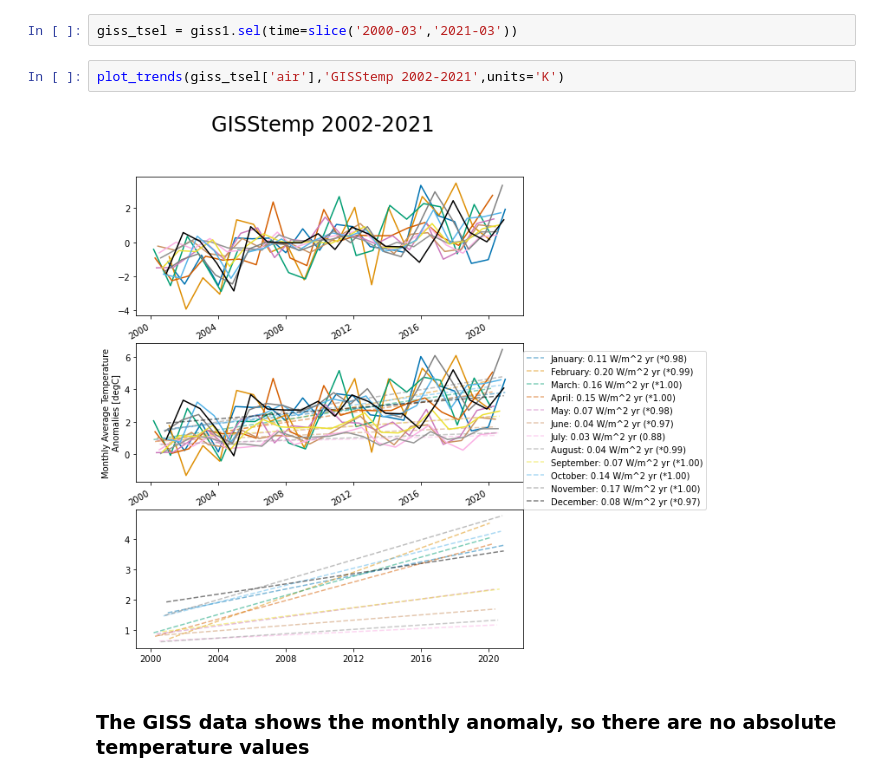
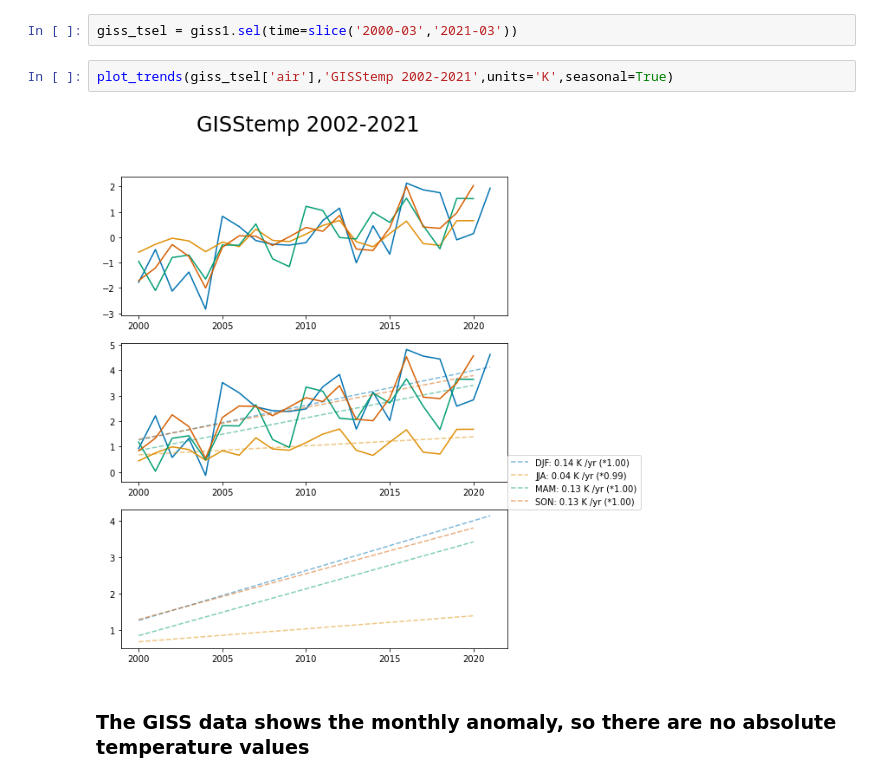
Before and after one commit to jshaw35/spectral_ice, a Jupyter notebook: gridded_trends/ceres_trends.ipynb, the cells around one changed output. Drawn from its saved outputs; the diff is of its cells as text.

```diff
--- a/gridded_trends/ceres_trends.ipynb
+++ b/gridded_trends/ceres_trends.ipynb
@@ -291,9 +189,9 @@ giss1 = xr.open_dataset('%s/%s' % (gisstemp_path,'air.2x2.1200.mon.anom.comb.nc'
 # %%
 giss_tsel = giss1.sel(time=slice('2000-03','2021-03'))
 # %%
-plot_trends(giss_tsel['air'],'GISStemp 2002-2021',units='K')
+plot_trends(giss_tsel['air'],'GISStemp 2002-2021',units='K',seasonal=True)
 # %% [output]
-[figure, old version]
+[figure, new version]
 # %% [markdown]
 ### The GISS data shows the monthly anomaly, so there are no absolute temperature values
 # %%
```
Also changed, not shown: parts of 29 cells of this notebook, 1 other file.
